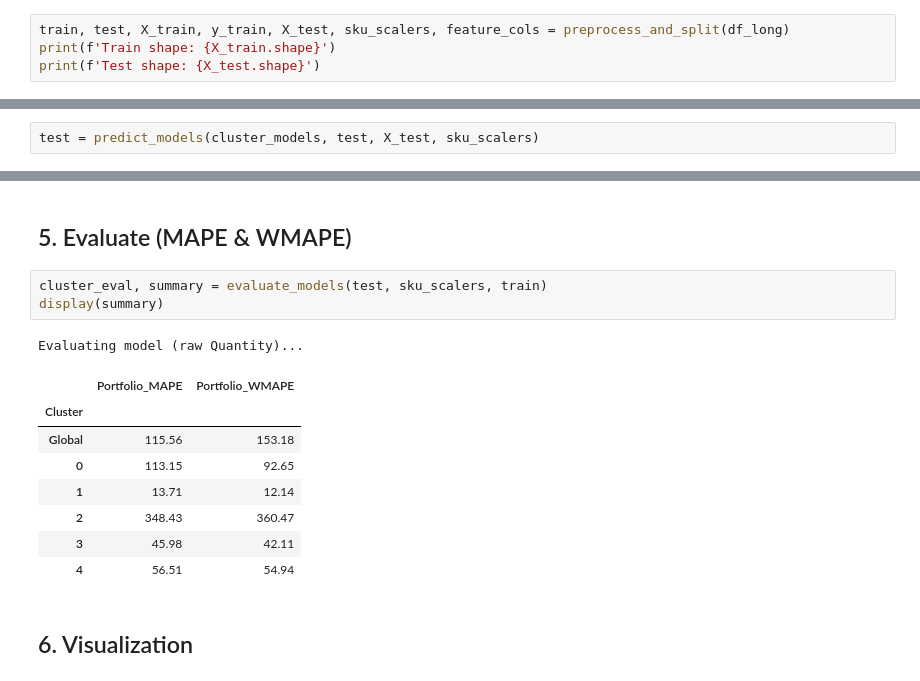
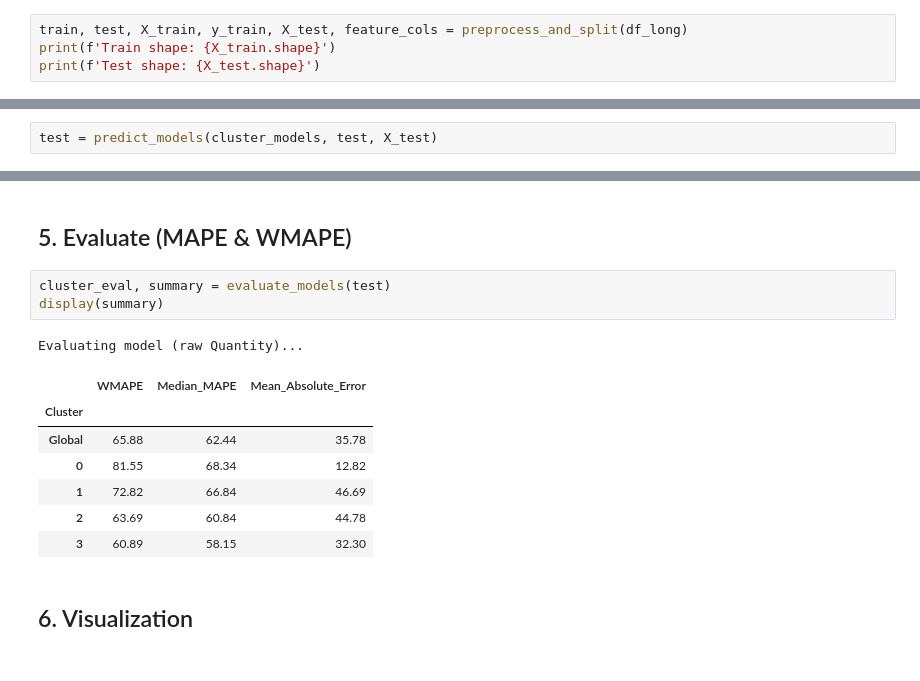
Before and after one commit to fede-giorgi/forecasting-retail, a Jupyter notebook: notebooks/lr_playground.ipynb, the cells around one changed output, grey strips where cells are left out. Drawn from its saved outputs; the diff is of its cells as text.

```diff
--- a/notebooks/lr_playground.ipynb
+++ b/notebooks/lr_playground.ipynb
@@ -36,7 +36,7 @@ df_long.head()
 ## 2. Preprocess & Split
 Scales the continuous features (MinMaxScaler) per StockCode and drops unnecessary columns.
 # %%
-train, test, X_train, y_train, X_test, sku_scalers, feature_cols = preprocess_and_split(df_long)
+train, test, X_train, y_train, X_test, feature_cols = preprocess_and_split(df_long)
 print(f'Train shape: {X_train.shape}')
 print(f'Test shape: {X_test.shape}')
 # %% [output]
@@ -59,7 +60,7 @@ Training Linear Regression models per Seasonal Profile Cluster...
 # %% [markdown]
 ## 4. Predict on Test Set
 # %%
-test = predict_models(cluster_models, test, X_test, sku_scalers)
+test = predict_models(cluster_models, test, X_test)
 # %% [output]
 Predicting on Test Set...
 Applying physical constraints (Capping at 0)...
@@ -67,18 +68,17 @@ Predictions Complete!
 # %% [markdown]
 ## 5. Evaluate (MAPE & WMAPE)
 # %%
-cluster_eval, summary = evaluate_models(test, sku_scalers, train)
+cluster_eval, summary = evaluate_models(test)
 display(summary)
 # %% [output]
 Evaluating model (raw Quantity)...
-|  | Portfolio_MAPE | Portfolio_WMAPE |
-| Cluster |  |  |
-| Global | 115.56 | 153.18 |
-| 0 | 113.15 | 92.65 |
-| 1 | 13.71 | 12.14 |
-| 2 | 348.43 | 360.47 |
-| 3 | 45.98 | 42.11 |
-| 4 | 56.51 | 54.94 |
+|  | WMAPE | Median_MAPE | Mean_Absolute_Error |
+| Cluster |  |  |  |
+| Global | 65.88 | 62.44 | 35.78 |
+| 0 | 81.55 | 68.34 | 12.82 |
+| 1 | 72.82 | 66.84 | 46.69 |
+| 2 | 63.69 | 60.84 | 44.78 |
+| 3 | 60.89 | 58.15 | 32.30 |
 # %% [markdown]
 ## 6. Visualization
 # %%
```
Also changed, not shown: parts of 5 cells of this notebook, 15 other files.
